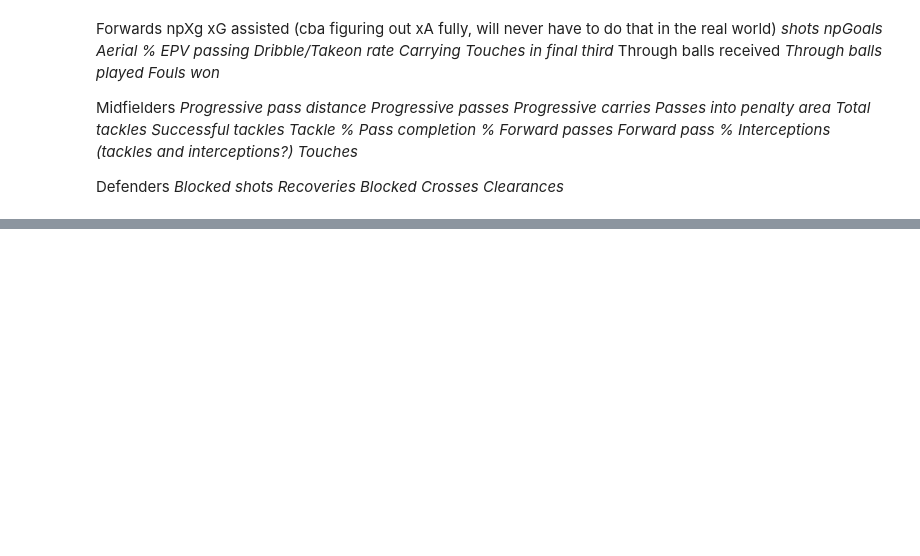
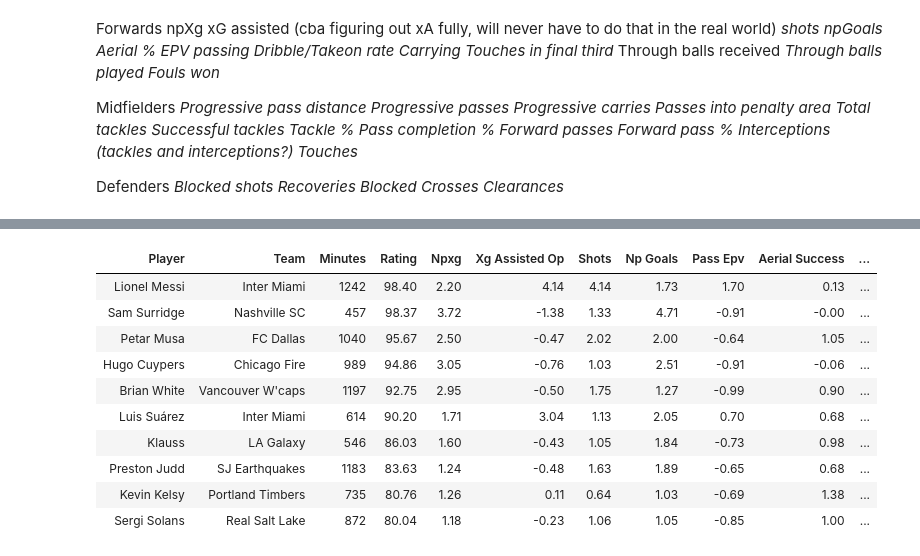
Before and after one commit to nkrackeler30/MLSCompRatingArticle, a Jupyter notebook: CompRatingArticle.ipynb, the cells around one changed output, grey strips where cells are left out. Cells and saved outputs as stored; diff of their text form; code cells hidden in the pictures; blank space fills up the shorter version.

```diff
--- a/CompRatingArticle.ipynb
+++ b/CompRatingArticle.ipynb
@@ -396,2 +504,17 @@ df2_wideattacker
 # %%
-df3_striker = obj.generate_ratings(position='FW', df_data= df, inclusive = False, minutes_cutoff= 400, metric_names_and_weights={'npxg': 30,'xg_assisted_op':5, 'shots': 20, 'np_goals': 20, 'pass_epv': 5, 'aerial_success': 10, 'def_actions_final_third':10 }).sort_values('rating_100', ascending = False)
+striker = obj.generate_ratings(position='FW', df_data= df, inclusive = False, minutes_cutoff= 400, metric_names_and_weights={'npxg': 30,'xg_assisted_op':5, 'shots': 20, 'np_goals': 20, 'pass_epv': 5, 'aerial_success': 10, 'def_actions_final_third':10 }).sort_values('rating_100', ascending = False)
+striker = obj.simplify_ratings(striker)
+striker = obj.display_table(striker)
+striker
+# %% [output]
+| Player | Team | Minutes | Rating | Npxg | Xg Assisted Op | Shots | Np Goals | Pass Epv | Aerial Success | ... |
+| Lionel Messi | Inter Miami | 1242 | 98.40 | 2.20 | 4.14 | 4.14 | 1.73 | 1.70 | 0.13 | ... |
+| Sam Surridge | Nashville SC | 457 | 98.37 | 3.72 | -1.38 | 1.33 | 4.71 | -0.91 | -0.00 | ... |
+| Petar Musa | FC Dallas | 1040 | 95.67 | 2.50 | -0.47 | 2.02 | 2.00 | -0.64 | 1.05 | ... |
+| Hugo Cuypers | Chicago Fire | 989 | 94.86 | 3.05 | -0.76 | 1.03 | 2.51 | -0.91 | -0.06 | ... |
+| Brian White | Vancouver W'caps | 1197 | 92.75 | 2.95 | -0.50 | 1.75 | 1.27 | -0.99 | 0.90 | ... |
+| Luis Suárez | Inter Miami | 614 | 90.20 | 1.71 | 3.04 | 1.13 | 2.05 | 0.70 | 0.68 | ... |
+| Klauss | LA Galaxy | 546 | 86.03 | 1.60 | -0.43 | 1.05 | 1.84 | -0.73 | 0.98 | ... |
+| Preston Judd | SJ Earthquakes | 1183 | 83.63 | 1.24 | -0.48 | 1.63 | 1.89 | -0.65 | 0.68 | ... |
+| Kevin Kelsy | Portland Timbers | 735 | 80.76 | 1.26 | 0.11 | 0.64 | 1.03 | -0.69 | 1.38 | ... |
+| Sergi Solans | Real Salt Lake | 872 | 80.04 | 1.18 | -0.23 | 1.06 | 1.05 | -0.85 | 1.00 | ... |
```
Also changed, not shown: parts of 13 cells of this notebook.
